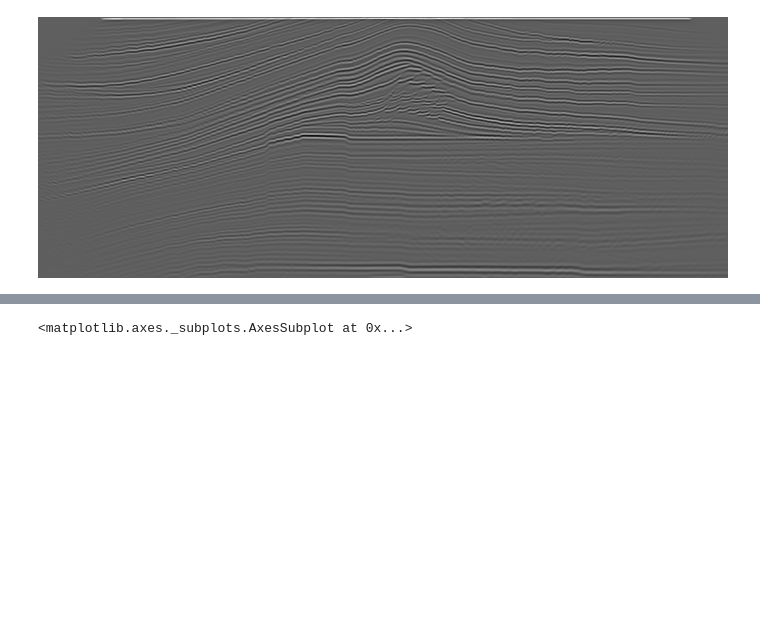
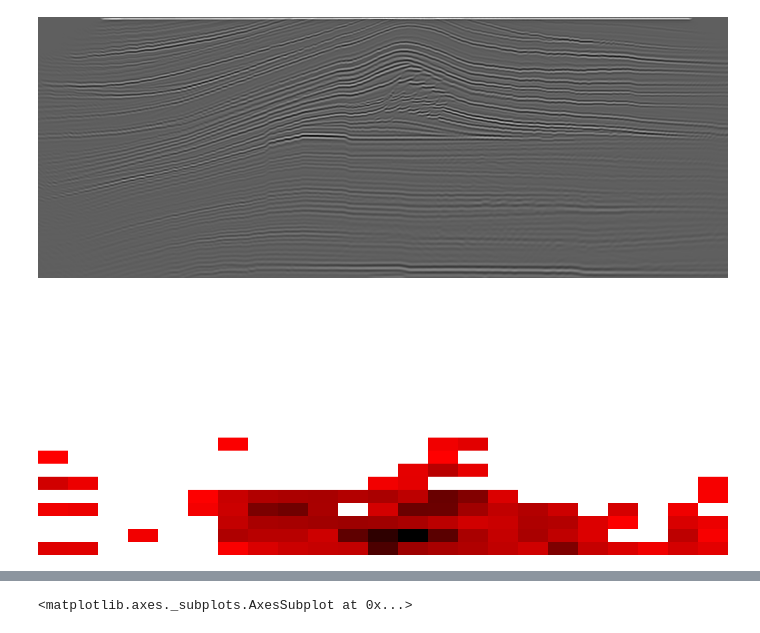
Before and after one commit to agrippa/geo-owl-ogy, a Jupyter notebook: Jonathan's Workspace/BP SMC Standard Deviation Map.ipynb, the cells around one changed output, grey strips where cells are left out. Cells and saved outputs as stored; diff of their text form; code cells hidden in the pictures; blank space fills up the shorter version.

```diff
--- a/Jonathan's Workspace/BP SMC Standard Deviation Map.ipynb
+++ b/Jonathan's Workspace/BP SMC Standard Deviation Map.ipynb
@@ -310,23 +310,32 @@ transposed  = im.transpose(Image.ROTATE_270)
 transposed
 # %%
 THRESHOLD = .8
+min_val = float('inf')
+max_val = -float('inf')
+for subarray in ssim_map:
+    for element in subarray:
+        min_val = min(min_val, element)
+        if element <= THRESHOLD:
+            max_val = max(max_val, element)
 ssim_image = np.zeros([1058, 400, 4], dtype=np.uint8)
 for i in range(23):
     for j in range(20):
         if ssim_map[i][j] <= THRESHOLD:
-            color_intensity = ssim_map[i][j] * 255
+            color_intensity = (ssim_map[i][j] - min_val) / (max_val - min_val) * 255
             for k in range(i * 46, i*46 + 46):
                 for m in range(j * 20, j* 20 + 20):
                     ssim_image[k][m] = [color_intensity, 0, 0, 255]
         else:
             for k in range(i * 46, i*46 + 46):
                 for m in range(j * 20, j* 20 + 20):
                     ssim_image[k][m] = [0, 0, 0, 0] #Make pixel transparent
 
 im2 = Image.fromarray(ssim_image)
 im2 = im2.convert('RGBA')
 transposed2 = im2.transpose(Image.ROTATE_270)
 transposed2
+# %% [output]
+[figure, added]
 # %%
 print(type(ssim_image[0][0][0]))
 print(type(sample_arr[0][0][0]))
```
Also changed, not shown: parts of 1 cell of this notebook.
